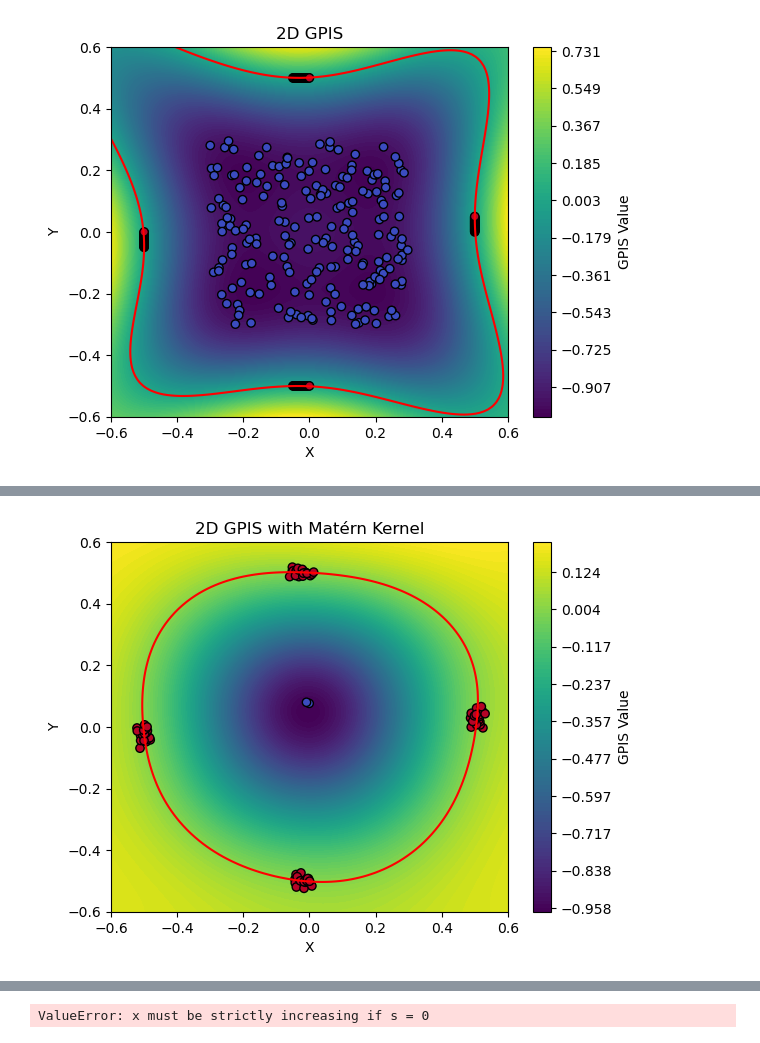
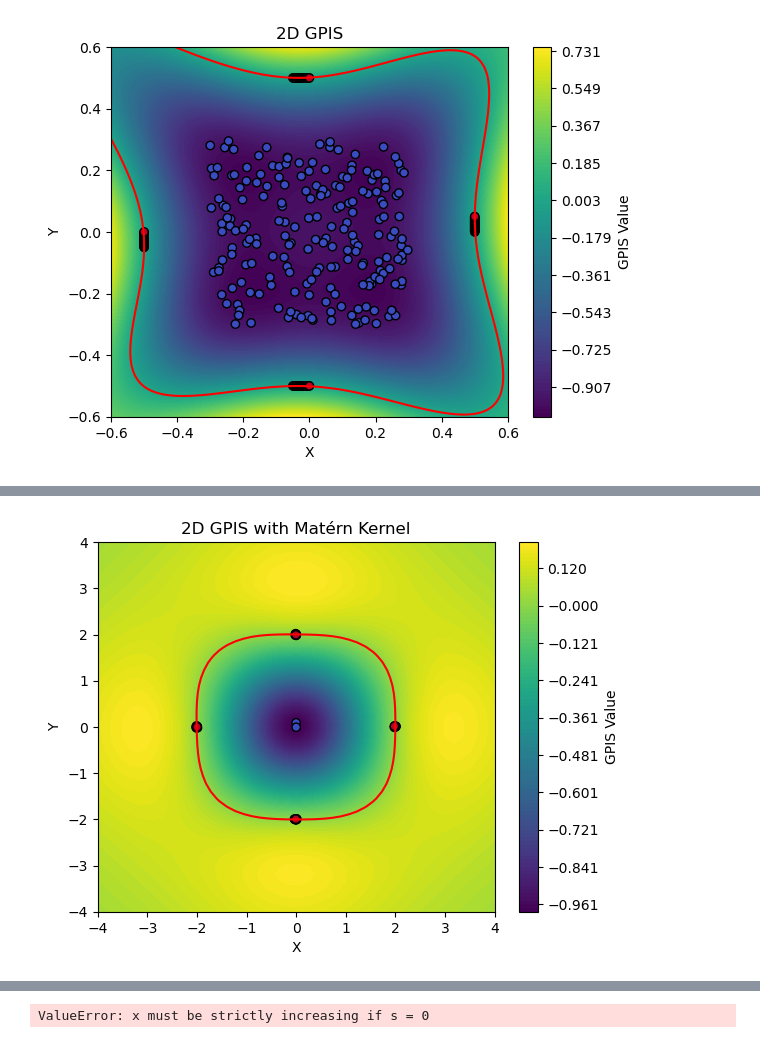
Before and after one commit to TacYee/Simulation, a Jupyter notebook: examples/GPISi.ipynb, the cells around one changed output, grey strips where cells are left out. Saved outputs shown, nothing was run; the diff lists cells and outputs as text; code cells hidden in the pictures.

```diff
--- a/examples/GPISi.ipynb
+++ b/examples/GPISi.ipynb
@@ -315,22 +418,22 @@ from sklearn.gaussian_process.kernels import Matern
 
 # 2. 数据准备
 # 创建边界点
-N_boundary = 100  # 边界点数量
+N_boundary = 40  # 边界点数量
 N_interior = 2 # 内部点数量
 noise_level = 0.01
 
 # 正方形边界：四条边，每条边上的点集中在中间
 x_boundary = np.concatenate([
-    np.linspace(-0.05, 0, N_boundary // 4) + np.random.normal(0, noise_level, N_boundary // 4),  # 下边
-    np.linspace(-0.05, 0, N_boundary // 4) + np.random.normal(0, noise_level, N_boundary // 4),  # 上边
-    np.full(N_boundary // 4, -0.5) + np.random.normal(0, noise_level, N_boundary // 4),           # 左边
-    np.full(N_boundary // 4, 0.5) + np.random.normal(0, noise_level, N_boundary // 4)             # 右边
+    np.linspace(-0.01, 0, N_boundary // 4) + np.random.normal(0, noise_level, N_boundary // 4),  # 下边
+    np.linspace(-0.01, 0, N_boundary // 4) + np.random.normal(0, noise_level, N_boundary // 4),  # 上边
+    np.full(N_boundary // 4, -2) + np.random.normal(0, noise_level, N_boundary // 4),           # 左边
+    np.full(N_boundary // 4, 2) + np.random.normal(0, noise_level, N_boundary // 4)             # 右边
 ])
 y_boundary = np.concatenate([
-    np.full(N_boundary // 4, -0.5) + np.random.normal(0, noise_level, N_boundary // 4),           # 下边
-    np.full(N_boundary // 4, 0.5) + np.random.normal(0, noise_level, N_boundary // 4),            # 上边
-    np.linspace(-0.05, 0, N_boundary // 4) + np.random.normal(0, noise_level, N_boundary // 4),  # 左边
-    np.linspace(-0, 0.05, N_boundary // 4) + np.random.normal(0, noise_level, N_boundary // 4)   # 右边
+    np.full(N_boundary // 4, -2) + np.random.normal(0, noise_level, N_boundary // 4),           # 下边
+    np.full(N_boundary // 4, 2) + np.random.normal(0, noise_level, N_boundary // 4),            # 上边
+    np.linspace(-0.01, 0, N_boundary // 4) + np.random.normal(0, noise_level, N_boundary // 4),  # 左边
+    np.linspace(-0, 0.01, N_boundary // 4) + np.random.normal(0, noise_level, N_boundary // 4)   # 右边
 ])
 X_boundary = np.vstack([x_boundary, y_boundary]).T
 y_boundary = np.zeros(N_boundary)
@@ -347,33 +450,33 @@ y_train = np.concatenate([y_boundary, y_interior])
 
 # 3. 训练高斯过程模型
 # 使用Matérn核, ν=2.5 (可以根据需要选择ν=1.5或ν=2.5)
 kernel = Matern(length_scale=1.0, nu=2.5)
 
 # 创建GP模型
 gp = GaussianProcessRegressor(kernel=kernel, n_restarts_optimizer=10, alpha=1e-2)
 
 # 训练模型
 gp.fit(X_train, y_train)
 
 # 4. 可视化结果
 # 构建网格
-x = np.linspace(-0.6, 0.6, 100)
-y = np.linspace(-0.6, 0.6, 100)
+x = np.linspace(-4, 4, 50)
+y = np.linspace(-4, 4, 50)
 X, Y = np.meshgrid(x, y)
 X_test = np.vstack([X.ravel(), Y.ravel()]).T
 
 # 预测
 y_pred, sigma = gp.predict(X_test, return_std=True)
 Z = y_pred.reshape(X.shape)
 
 # 绘制结果
 plt.contourf(X, Y, Z, levels=np.linspace(Z.min(), Z.max(), 100), cmap="viridis")
 plt.colorbar(label='GPIS Value')
 plt.contour(X, Y, Z, levels=[0], colors='red')
 plt.scatter(X_train[:, 0], X_train[:, 1], c=y_train, cmap="coolwarm", edgecolor="k")
 plt.title("2D GPIS with Matérn Kernel")
 plt.xlabel("X")
 plt.ylabel("Y")
 plt.show()
 # %% [output]
-[figure, old version]
+[figure, new version]
```
Also changed, not shown: parts of 4 cells of this notebook, 4 other files.
